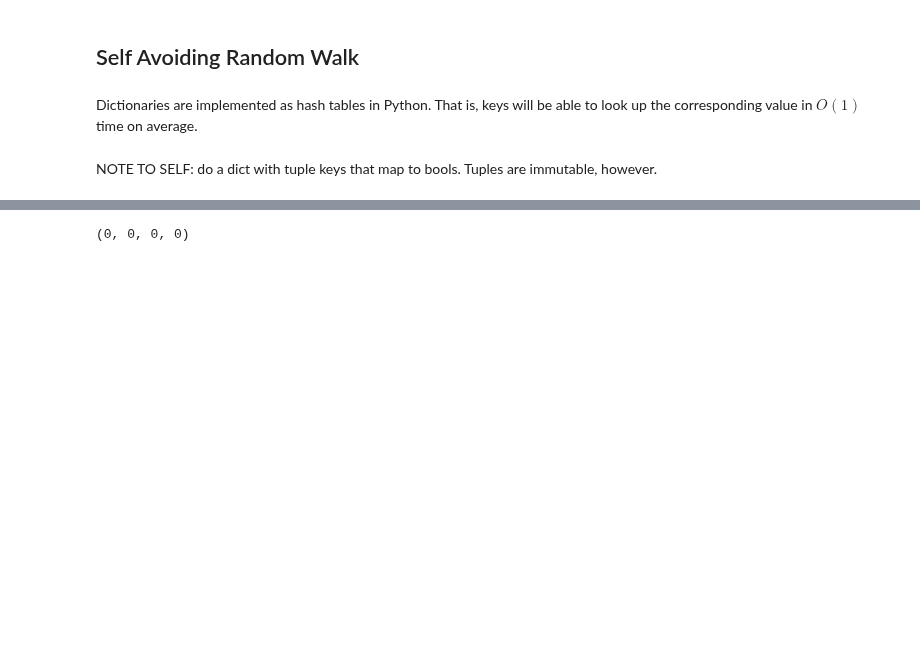
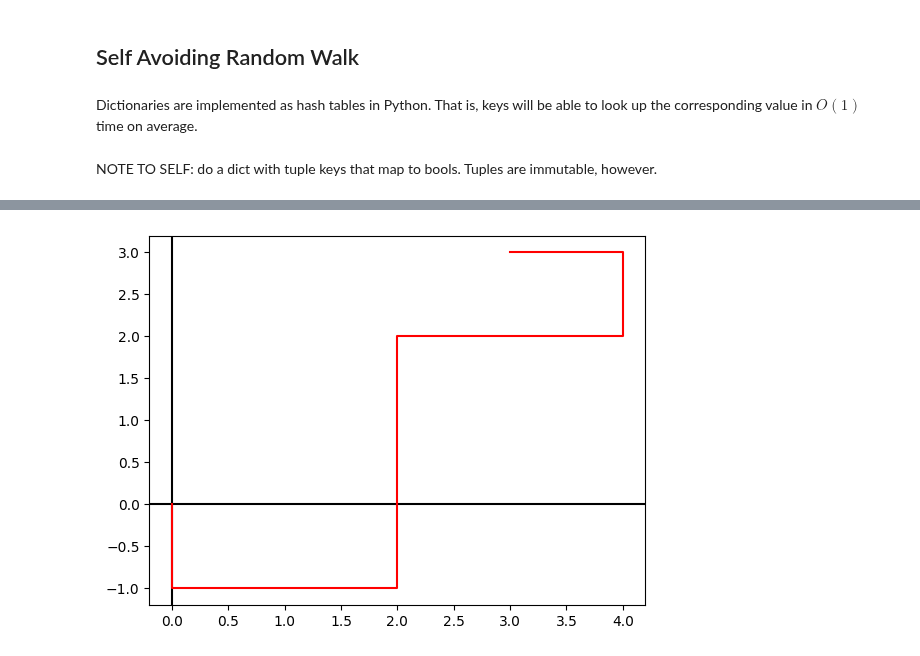
Before and after one commit to noahchanoah/thesis, a Jupyter notebook: RandomWalk.ipynb, the cells around one changed output, grey strips where cells are left out. Saved outputs shown, nothing was run; the diff lists cells and outputs as text; code cells hidden in the pictures; blank space fills up the shorter version.

Commit message:
Implement naive SARW

```diff
--- a/RandomWalk.ipynb
+++ b/RandomWalk.ipynb
@@ -546,4 +637,4 @@ def sarw(number_of_steps: int, dimension: int, plot: bool) -> float:
-# %%
-sarw(10,4,True)
-# %% [output]
-(0, 0, 0, 0)
+# %%
+d = sarw(10,2,True)
+# %% [output]
+[figure, added]
```
Also changed, not shown: parts of 10 cells of this notebook.
